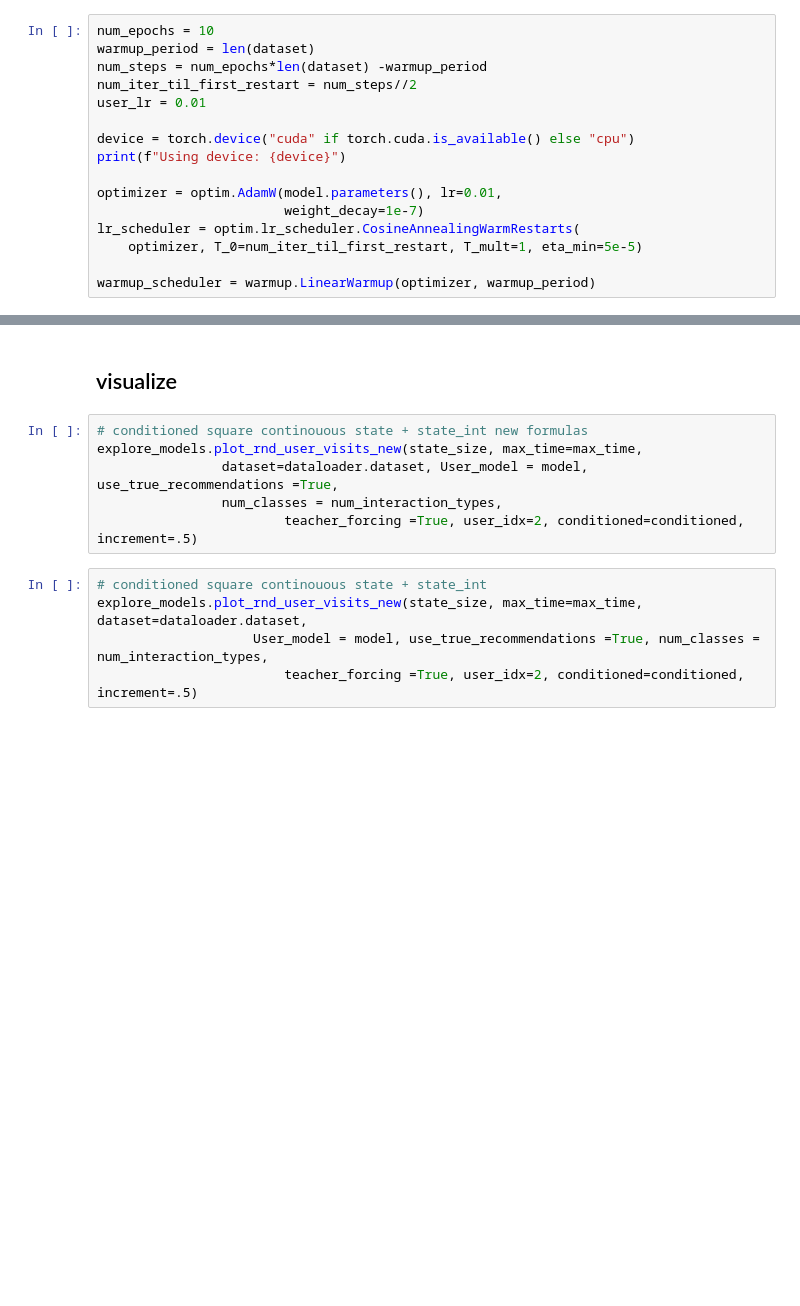
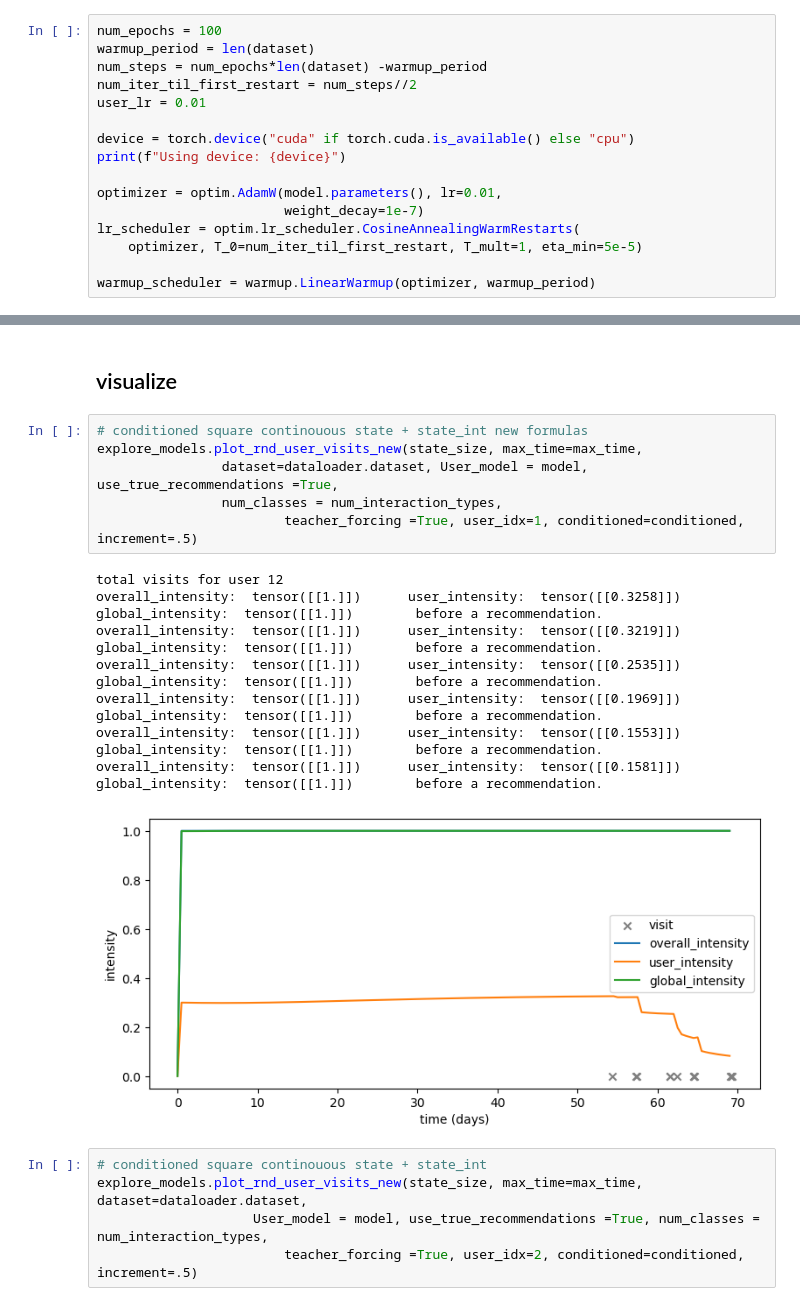
Before and after one commit to Thahit/Recommender_Sim, a Jupyter notebook: notebooks/explore_training.ipynb, the cells around one changed output, grey strips where cells are left out. Drawn from its saved outputs; the diff is of its cells as text; blank space fills up the shorter version.

```diff
--- a/notebooks/explore_training.ipynb
+++ b/notebooks/explore_training.ipynb
@@ -671,7 +673,7 @@ path = join(paths.dat, SETTINGS.rootpaths['models'],
                  experiment_name, "user_model.h5")
 #model.load_state_dict(torch.load(path))
 # %%
-num_epochs = 10
+num_epochs = 100
 warmup_period = len(dataset)
 num_steps = num_epochs*len(dataset) -warmup_period
 num_iter_til_first_restart = num_steps//2
@@ -742,9 +756,18 @@ torch.save({
 # %%
 # conditioned square continouous state + state_int new formulas
 explore_models.plot_rnd_user_visits_new(state_size, max_time=max_time,
                 dataset=dataloader.dataset, User_model = model, use_true_recommendations =True,
                 num_classes = num_interaction_types,
-                        teacher_forcing =True, user_idx=2, conditioned=conditioned, increment=.5)
+                        teacher_forcing =True, user_idx=1, conditioned=conditioned, increment=.5)
+# %% [output]
+total visits for user 12
+overall_intensity:  tensor([[1.]])      user_intensity:  tensor([[0.3258]])     global_intensity:  tensor([[1.]])        before a recommendation.
+overall_intensity:  tensor([[1.]])      user_intensity:  tensor([[0.3219]])     global_intensity:  tensor([[1.]])        before a recommendation.
+overall_intensity:  tensor([[1.]])      user_intensity:  tensor([[0.2535]])     global_intensity:  tensor([[1.]])        before a recommendation.
+overall_intensity:  tensor([[1.]])      user_intensity:  tensor([[0.1969]])     global_intensity:  tensor([[1.]])        before a recommendation.
+overall_intensity:  tensor([[1.]])      user_intensity:  tensor([[0.1553]])     global_intensity:  tensor([[1.]])        before a recommendation.
+overall_intensity:  tensor([[1.]])      user_intensity:  tensor([[0.1581]])     global_intensity:  tensor([[1.]])        before a recommendation.
+[figure, added]
 # %%
 # conditioned square continouous state + state_int
 explore_models.plot_rnd_user_visits_new(state_size, max_time=max_time, dataset=dataloader.dataset,
```
Also changed, not shown: parts of 7 cells of this notebook, 1 other file.
